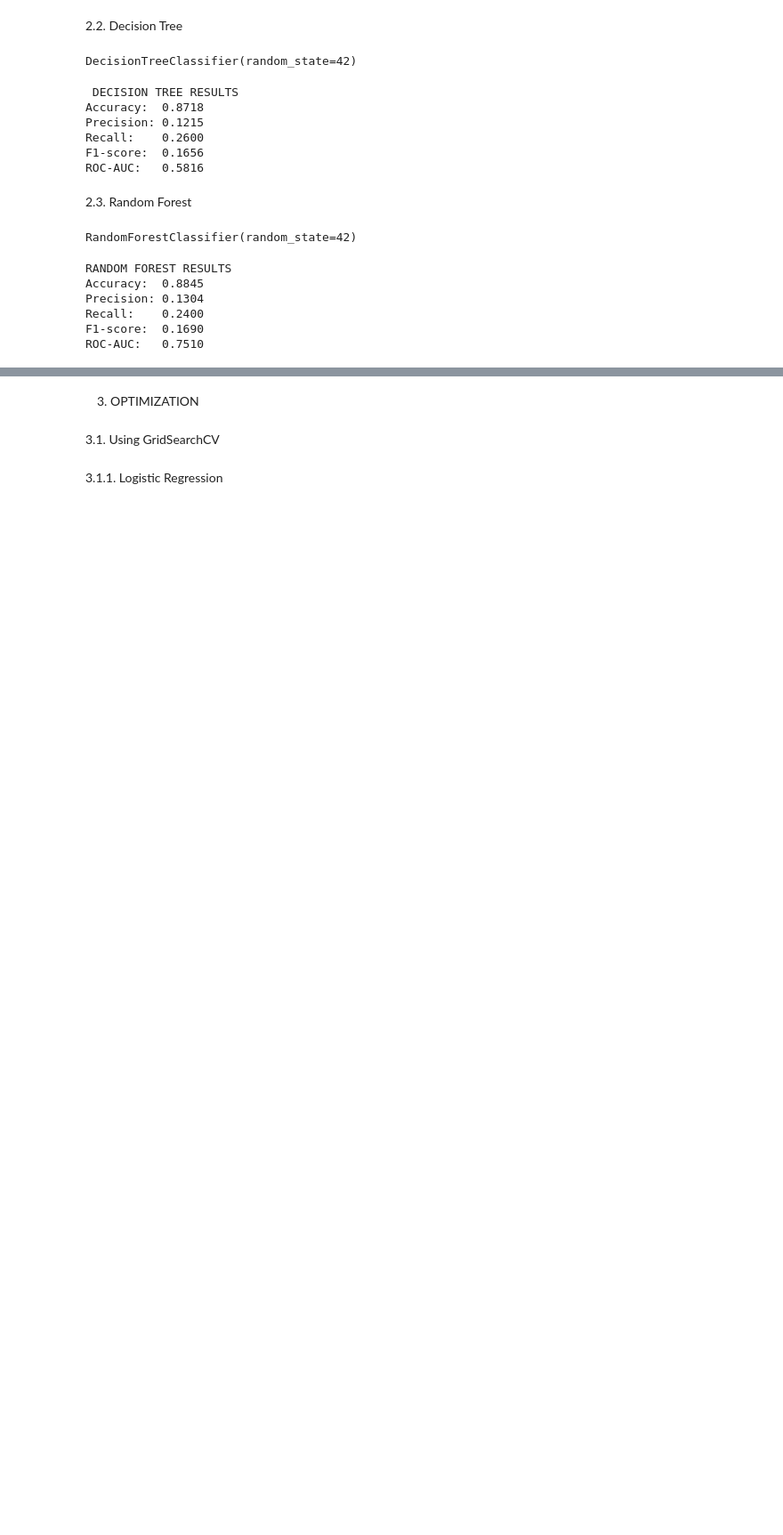
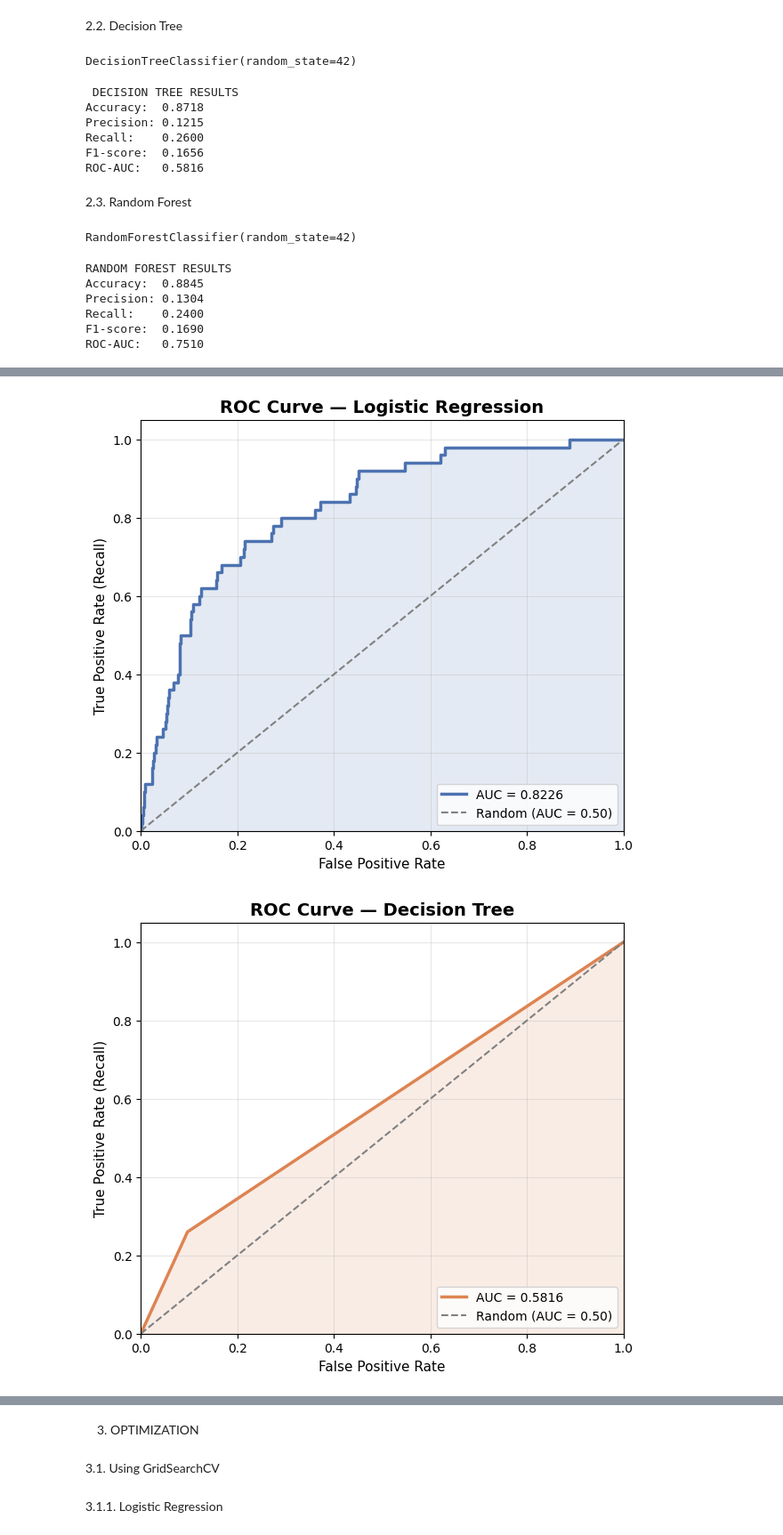
Before and after one commit to ntdat08/stroke-prediction, a Jupyter notebook: notebooks/model_training.ipynb, the cells around one changed output, grey strips where cells are left out. Shown at 89% size. Saved outputs shown, nothing was run; the diff lists cells and outputs as text; code cells hidden in the pictures; blank space fills up the shorter version.

```diff
--- a/notebooks/model_training.ipynb
+++ b/notebooks/model_training.ipynb
@@ -109,0 +144,34 @@ ROC-AUC:   0.7510
+# %%
+from sklearn.metrics import roc_curve, roc_auc_score
+import matplotlib.pyplot as plt
+
+models_data = [
+    ('Logistic Regression', y_prob_lr, '#4c72b0', 'lr'),
+    ('Decision Tree', y_prob_dt, '#dd8452', 'dt'),
+    ('Random Forest', y_prob_rf, '#55a868', 'rf')
+]
+
+for name, y_prob, color, filename in models_data:
+    # 1. Khởi tạo một figure mới cho mỗi model
+    plt.figure(figsize=(7, 6))
+
+    fpr, tpr, _ = roc_curve(y_test, y_prob)
+    auc = roc_auc_score(y_test, y_prob)
+
+    # 2. Vẽ biểu đồ
+    plt.plot(fpr, tpr, color=color, lw=2.5, label=f'AUC = {auc:.4f}')
+    plt.plot([0, 1], [0, 1], color='gray', lw=1.5, linestyle='--', label='Random (AUC = 0.50)')
+    plt.fill_between(fpr, tpr, alpha=0.15, color=color)
+
+    # 3. Định dạng các thông số
+    plt.xlabel('False Positive Rate', fontsize=11)
+    plt.ylabel('True Positive Rate (Recall)', fontsize=11)
+    plt.title(f'ROC Curve — {name}', fontsize=14, fontweight='bold')
+    plt.legend(loc='lower right', fontsize=10)
+    plt.grid(alpha=0.3)
+    plt.xlim([0, 1])
+    plt.ylim([0, 1.05])
+    plt.show()
+# %% [output]
+[figure, added]
+[figure, added]
```
Also changed, not shown: parts of 5 cells of this notebook, 2 other files.
